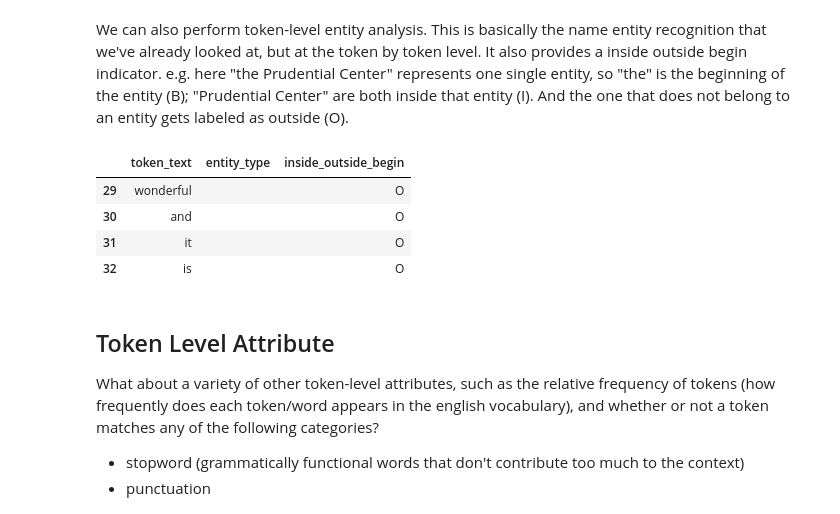
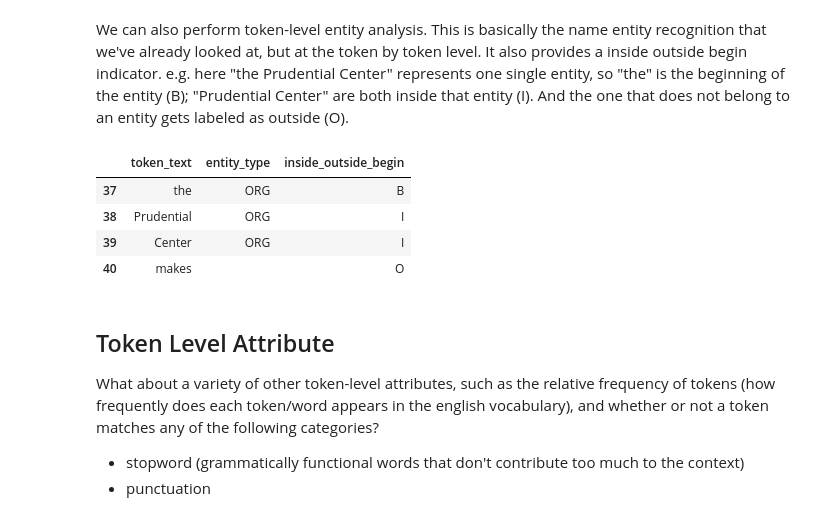
Before and after one commit to ethen8181/programming, a Jupyter notebook: word2vec/word2vec_detailed.ipynb, the cells around one changed output. Drawn from its saved outputs; the diff is of its cells as text; code cells hidden in the pictures.

```diff
--- a/word2vec/word2vec_detailed.ipynb
+++ b/word2vec/word2vec_detailed.ipynb
@@ -443,16 +470,16 @@ We can also perform token-level entity analysis. This is basically the name enti
 # %%
 token_entity_type = [token.ent_type_ for token in parsed_doc]
 token_entity_iob = [token.ent_iob_ for token in parsed_doc]
 
 entity = pd.DataFrame(list(zip(token_text, token_entity_type, token_entity_iob)),
                       columns = ['token_text', 'entity_type', 'inside_outside_begin'])
-entity.iloc[29:33]
+entity.iloc[37:41]
 # %% [output]
 |  | token_text | entity_type | inside_outside_begin |
-| 29 | wonderful |  | O |
-| 30 | and |  | O |
-| 31 | it |  | O |
-| 32 | is |  | O |
+| 37 | the | ORG | B |
+| 38 | Prudential | ORG | I |
+| 39 | Center | ORG | I |
+| 40 | makes |  | O |
 # %% [markdown]
 ## Token Level Attribute
 
```
Also changed, not shown: parts of 55 cells of this notebook, 7 other files.
